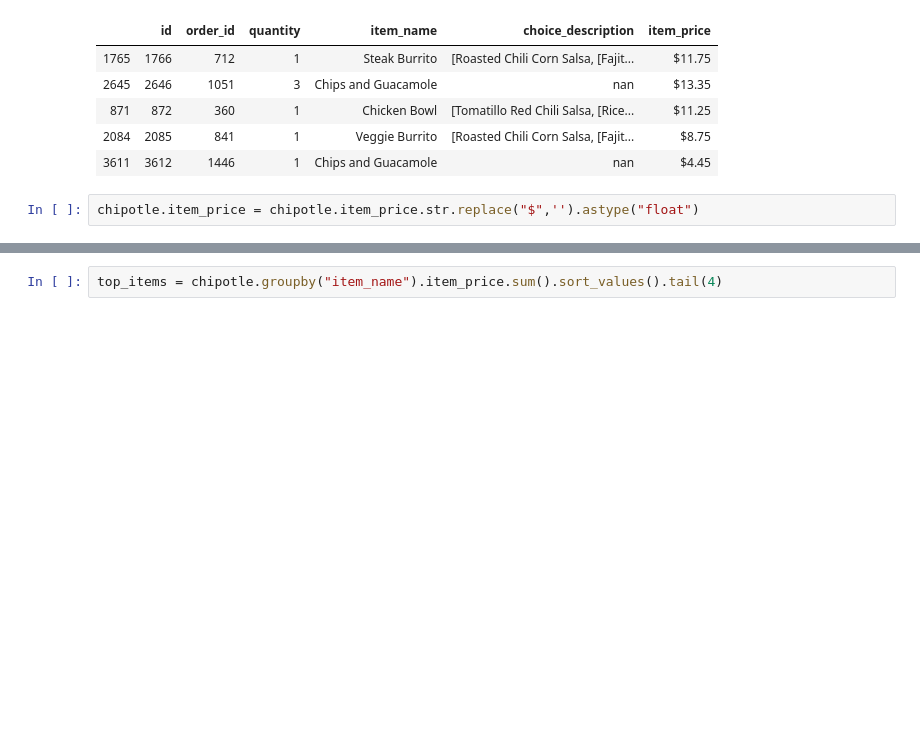
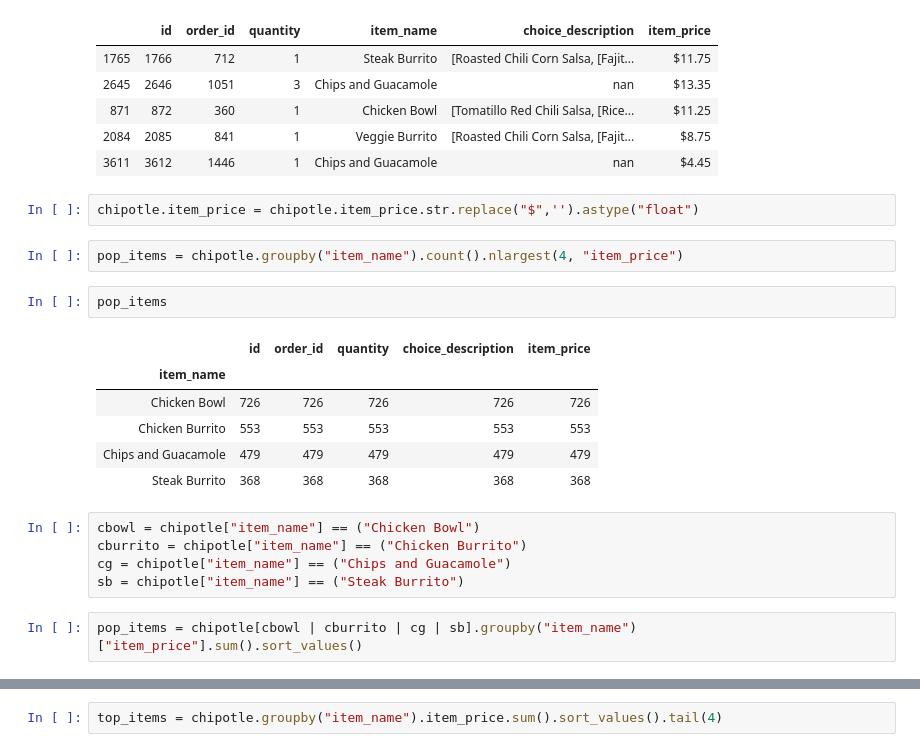
Before and after one commit to guedanie/python-exercises, a Jupyter notebook: 4.8.5_seaborn_exercises.ipynb, the cells around one changed output, grey strips where cells are left out. Drawn from its saved outputs; the diff is of its cells as text; blank space fills up the shorter version.

```diff
--- a/4.8.5_seaborn_exercises.ipynb
+++ b/4.8.5_seaborn_exercises.ipynb
@@ -236,3 +236,21 @@ chipotle.sample(5)
 | 3611 | 3612 | 1446 | 1 | Chips and Guacamole | nan | $4.45 |
 # %%
 chipotle.item_price = chipotle.item_price.str.replace("$",'').astype("float")
+# %%
+pop_items = chipotle.groupby("item_name").count().nlargest(4, "item_price")
+# %%
+pop_items
+# %% [output]
+|  | id | order_id | quantity | choice_description | item_price |
+| item_name |  |  |  |  |  |
+| Chicken Bowl | 726 | 726 | 726 | 726 | 726 |
+| Chicken Burrito | 553 | 553 | 553 | 553 | 553 |
+| Chips and Guacamole | 479 | 479 | 479 | 479 | 479 |
+| Steak Burrito | 368 | 368 | 368 | 368 | 368 |
+# %%
+cbowl = chipotle["item_name"] == ("Chicken Bowl")
+cburrito = chipotle["item_name"] == ("Chicken Burrito")
+cg = chipotle["item_name"] == ("Chips and Guacamole")
+sb = chipotle["item_name"] == ("Steak Burrito")
+# %%
+pop_items = chipotle[cbowl | cburrito | cg | sb].groupby("item_name")["item_price"].sum().sort_values()
```
Also changed, not shown: parts of 5 cells of this notebook.
